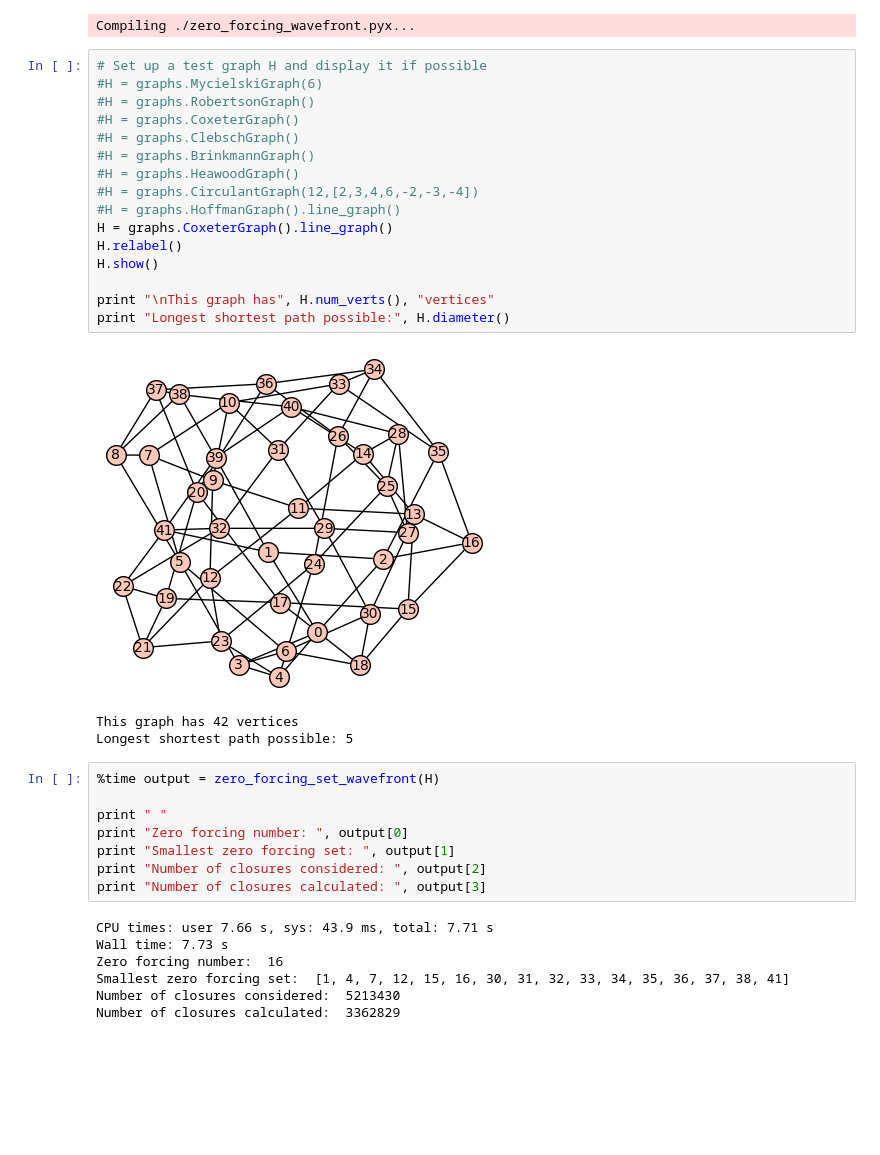
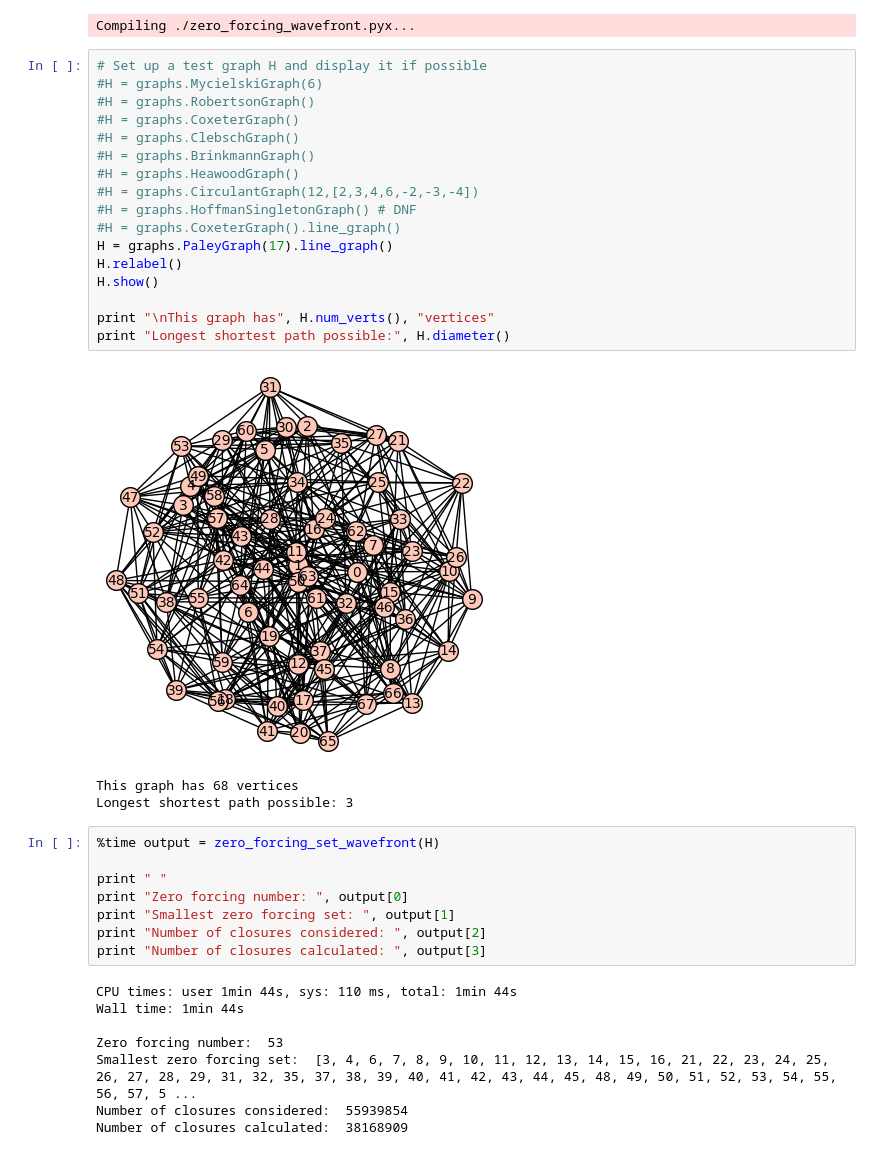
Before and after one commit to alexhutman/zftools, a Jupyter notebook: Ancient Code/AncientSageLibraryTest.ipynb, the cells around one changed output. Drawn from its saved outputs; the diff is of its cells as text; blank space fills up the shorter version.

```diff
--- a/Ancient Code/AncientSageLibraryTest.ipynb
+++ b/Ancient Code/AncientSageLibraryTest.ipynb
@@ -7,23 +7,24 @@ Compiling ./zero_forcing_wavefront.pyx...
 # %%
 # Set up a test graph H and display it if possible
 #H = graphs.MycielskiGraph(6)
 #H = graphs.RobertsonGraph()
 #H = graphs.CoxeterGraph()
 #H = graphs.ClebschGraph()
 #H = graphs.BrinkmannGraph()
 #H = graphs.HeawoodGraph()
 #H = graphs.CirculantGraph(12,[2,3,4,6,-2,-3,-4])
-#H = graphs.HoffmanGraph().line_graph()
-H = graphs.CoxeterGraph().line_graph()
+#H = graphs.HoffmanSingletonGraph() # DNF
+#H = graphs.CoxeterGraph().line_graph()
+H = graphs.PaleyGraph(17).line_graph()
 H.relabel()
 H.show()
 
 print "\nThis graph has", H.num_verts(), "vertices"
 print "Longest shortest path possible:", H.diameter()
 # %% [output]
-[figure, old version]
+[figure, new version]
-This graph has 42 vertices
-Longest shortest path possible: 5
+This graph has 68 vertices
+Longest shortest path possible: 3
 # %%
 %time output = zero_forcing_set_wavefront(H)
 
@@ -33,9 +34,10 @@ print "Smallest zero forcing set: ", output[1]
 print "Number of closures considered: ", output[2]
 print "Number of closures calculated: ", output[3]
 # %% [output]
-CPU times: user 7.66 s, sys: 43.9 ms, total: 7.71 s
-Wall time: 7.73 s
-Zero forcing number:  16
-Smallest zero forcing set:  [1, 4, 7, 12, 15, 16, 30, 31, 32, 33, 34, 35, 36, 37, 38, 41]
-Number of closures considered:  5213430
-Number of closures calculated:  3362829
+CPU times: user 1min 44s, sys: 110 ms, total: 1min 44s
+Wall time: 1min 44s
+
+Zero forcing number:  53
+Smallest zero forcing set:  [3, 4, 6, 7, 8, 9, 10, 11, 12, 13, 14, 15, 16, 21, 22, 23, 24, 25, 26, 27, 28, 29, 31, 32, 35, 37, 38, 39, 40, 41, 42, 43, 44, 45, 48, 49, 50, 51, 52, 53, 54, 55, 56, 57, 5 ...
+Number of closures considered:  55939854
+Number of closures calculated:  38168909
```
Also changed, not shown: 3 other files.
